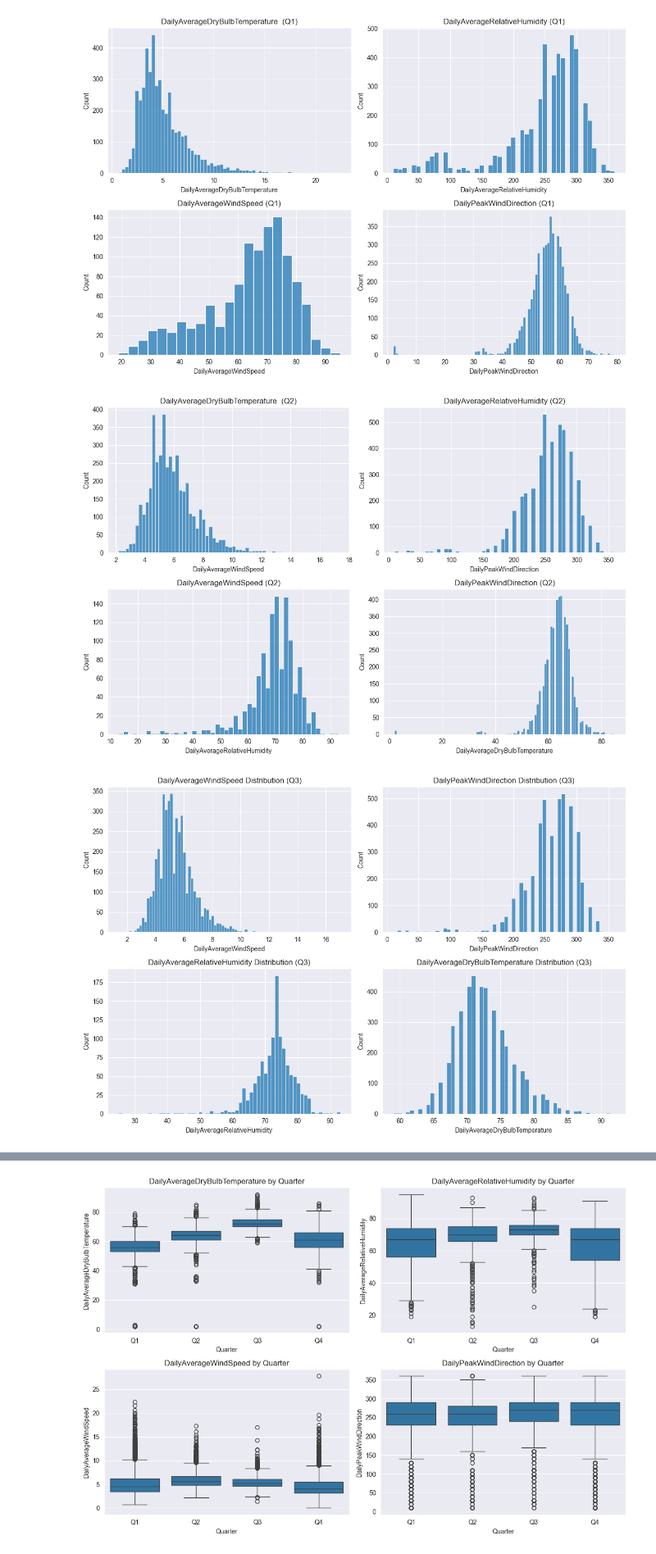
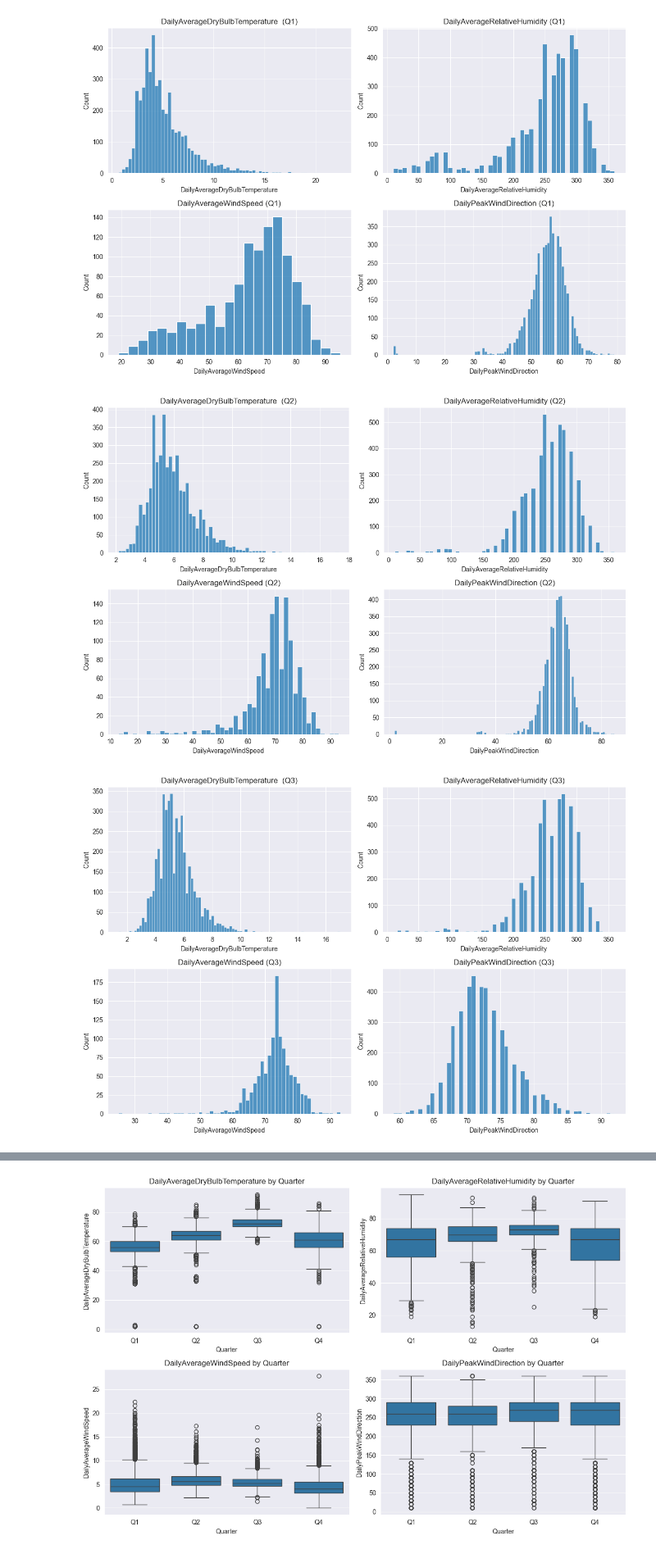
Before and after one commit to PriyalManiar/wildfire_forecasting, a Jupyter notebook: src/eda.ipynb, the cells around one changed output, grey strips where cells are left out. Shown at 82% size. Cells and saved outputs as stored; diff of their text form; code cells hidden in the pictures.

Commit message:
climate_eda

```diff
--- a/src/eda.ipynb
+++ b/src/eda.ipynb
@@ -10 +11,22 @@ df_climate = pd.read_csv('climate.csv')
+# %%
+BASE_DIR = os.getcwd()
+
+csv_files = [
+    'raw_climate_data/4011578.csv',
+    'raw_climate_data/4011579.csv',
+    'raw_climate_data/4011580.csv',
+    'raw_climate_data/4011582.csv',
+    'raw_climate_data/4011594.csv',
+    'raw_climate_data/4011595.csv',
+    'raw_climate_data/4011667_ramon.csv',
+    'raw_climate_data/4011670_ramon2.csv'
+]
+
+df_combined = pd.concat([pd.read_csv(file) for file in csv_files], ignore_index=True)
+
+
+merged_data = 'climate.csv'
+df_combined.to_csv(merged_data, index=False)
+
+df = pd.read_csv(merged_data)
 # %%
@@ -25 +47,9 @@ dtypes: float64(4), object(2)
 memory usage: 29.9+ MB
+# %%
+df['DATE'] = pd.to_datetime(df['DATE'], errors='coerce')
+df['YearMonth'] = df['DATE'].dt.to_period('M')
+df['Quarter'] = df['DATE'].dt.quarter.apply(lambda x: f'Q{x}')
+
+df = df[['YearMonth', 'Quarter', 'DailyAverageWindSpeed','DailyAverageRelativeHumidity', 'DailyAverageDryBulbTemperature','DailyPeakWindDirection']]
+
+df.rename(columns={'YearMonth': 'Date'}, inplace=True)
@@ -26,3 +89,3 @@ memory usage: 29.9+ MB
 # %%
-df_climate['DailyAverageDryBulbTemperature'] = pd.to_numeric(df_climate['DailyAverageDryBulbTemperature'], errors='coerce')
-df_climate['DailyPeakWindDirection'] = pd.to_numeric(df_climate['DailyPeakWindDirection'], errors='coerce')
+df['DailyAverageDryBulbTemperature'] = pd.to_numeric(df['DailyAverageDryBulbTemperature'], errors='coerce')
+df['DailyPeakWindDirection'] = pd.to_numeric(df['DailyPeakWindDirection'], errors='coerce')
@@ -52,7 +146,7 @@ features = [
 # %%
 def plot_quarterly_climate_distributions(data, quarter):
 
-    df_q = df_climate[df_climate['Quarter'] == quarter]
+    df_q = df[df['Quarter'] == quarter]
 
     fig, axes = plt.subplots(2, 2, figsize=(12, 8))
 
@@ -83,11 +177,11 @@ plot_quarterly_climate_distributions(df_climate, 'Q1')
 # %% [output]
 [figure]
 # %%
-plot_quarterly_climate_distributions(df_climate, 'Q2')
+plot_quarterly_climate_distributions(df, 'Q2')
 # %% [output]
-[figure, old version]
+[figure, new version]
 # %%
-plot_quarterly_climate_distributions(df_climate, 'Q3')
+plot_quarterly_climate_distributions(df, 'Q3')
 # %% [output]
-[figure, old version]
+[figure, new version]
 # %%
```
Also changed, not shown: parts of 17 cells of this notebook, 1 other file.
